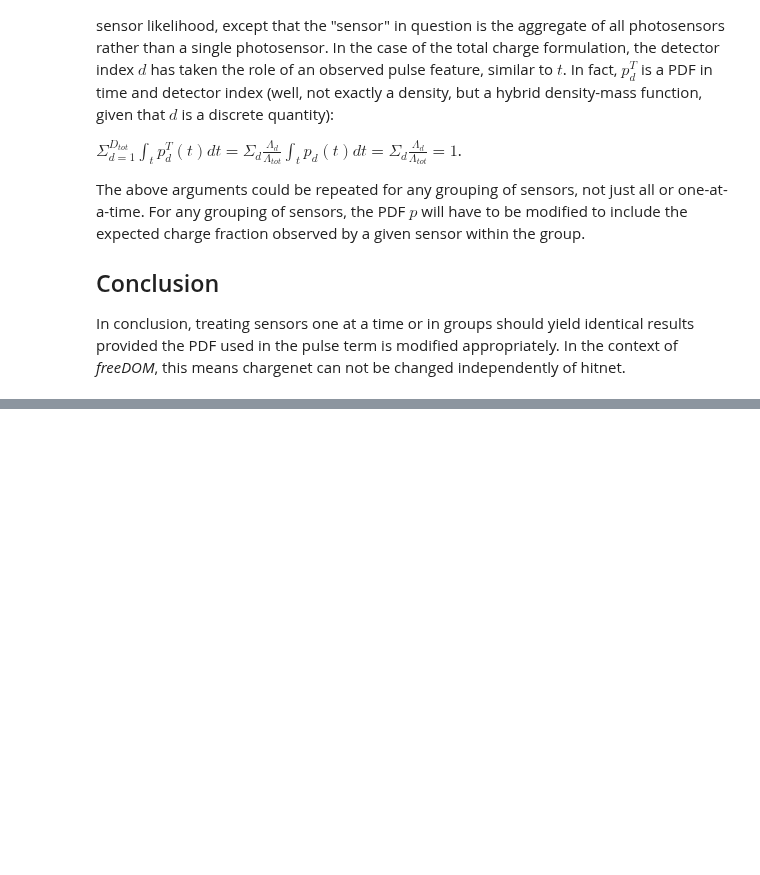
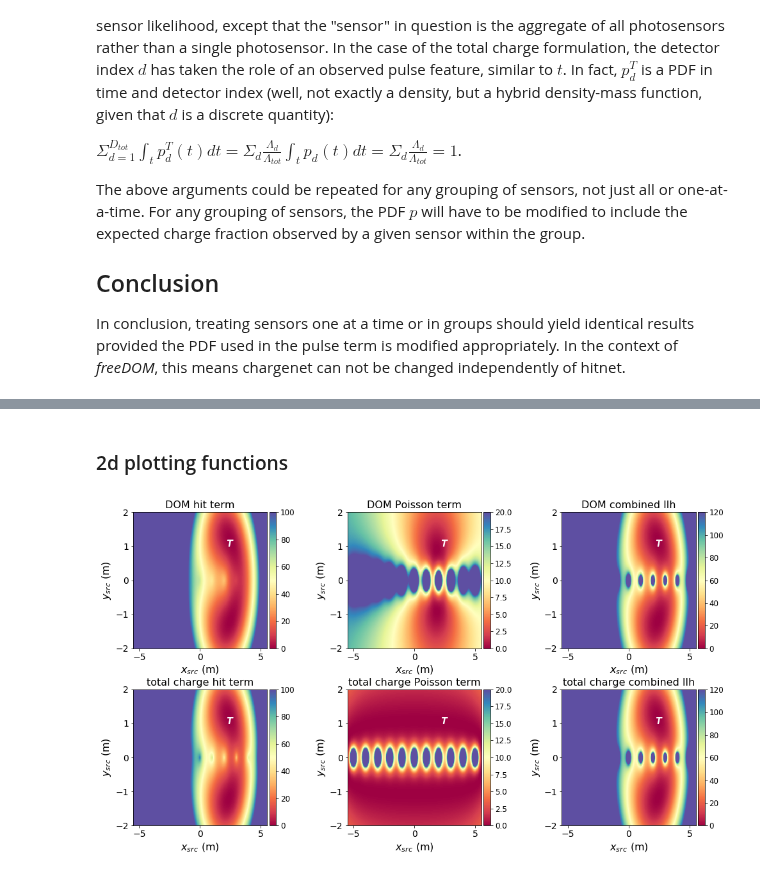
Before and after one commit to philippeller/freeDOM, a Jupyter notebook: notebooks/atfienberg/EML_decompision.ipynb, the cells around one changed output, grey strips where cells are left out. Drawn from its saved outputs; the diff is of its cells as text; code cells hidden in the pictures; blank space fills up the shorter version.

```diff
--- a/notebooks/atfienberg/EML_decompision.ipynb
+++ b/notebooks/atfienberg/EML_decompision.ipynb
@@ -75,0 +422,13 @@ In conclusion, treating sensors one at a time or in groups should yield identica
+# %%
+Ns, Ns_sensor_idx, ts, ts_sensor_idx = event
+# %%
+Ns = np.array(Ns)
+ts = np.array(ts)
+Ns_sensor_idx = np.array(Ns_sensor_idx)
+ts_sensor_idx = np.array(ts_sensor_idx)
+# %%
+xs = np.linspace(-5.5, 5.5, 400)
+bs = np.linspace(-2, 2, 400)
+# %%
+%%time
+llh_pos_scan_res = map_2d(Ns, ts, ts_sensor_idx, (0, 1), (xs, bs))
@@ -75,0 +438,2 @@ In conclusion, treating sensors one at a time or in groups should yield identica
+# %% [markdown]
+### 2d plotting functions
@@ -75,0 +509,5 @@ In conclusion, treating sensors one at a time or in groups should yield identica
+# %%
+plot_scan(llh_pos_scan_res, xs, bs, example_x_src, example_b_src,
+                   axis_labels=['$x_{src}$ (m)', '$y_{src}$ (m)'], vmaxes=[100, 20, 120])
+# %% [output]
+[figure, added]
```
Also changed, not shown: parts of 34 cells of this notebook.
